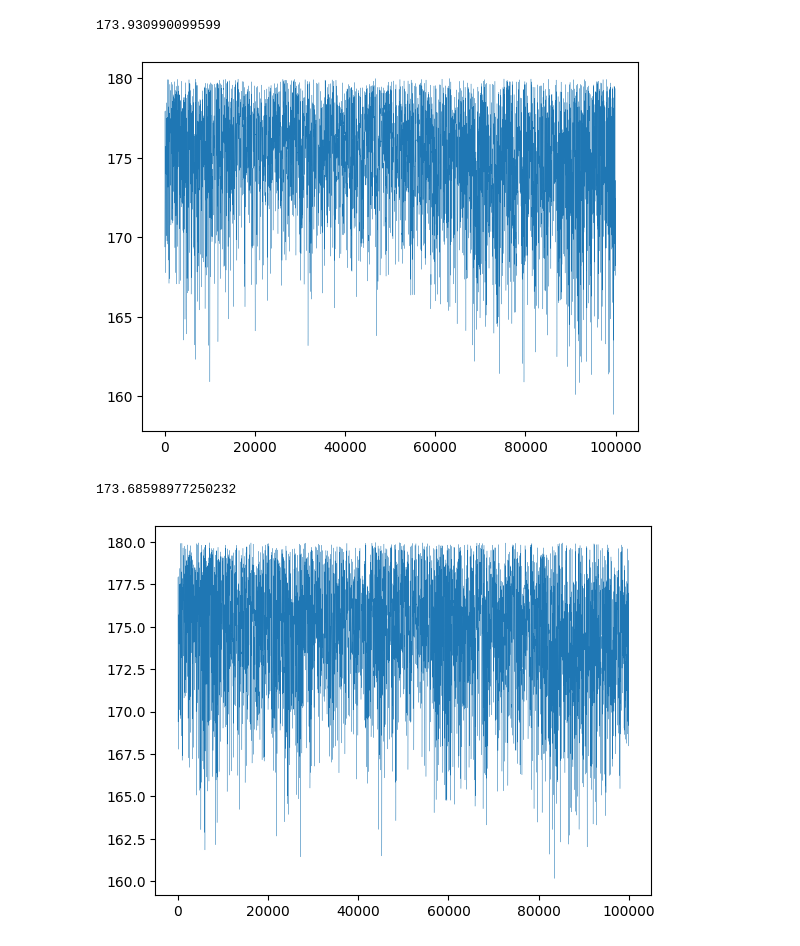
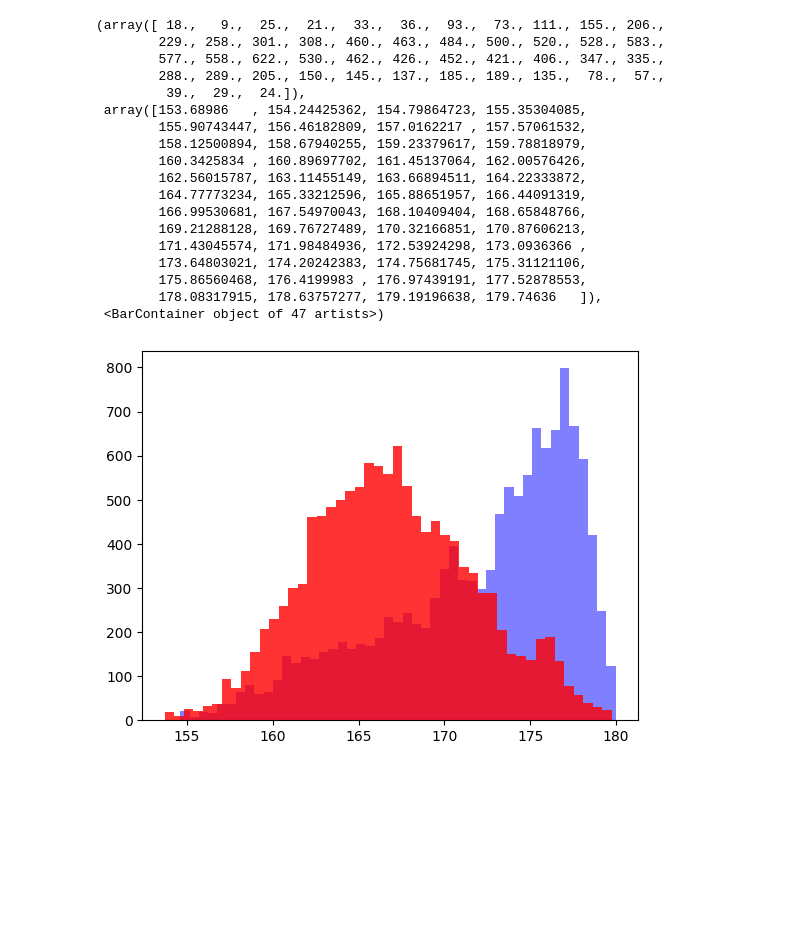
Before and after one commit to rkwok9158/coordinate_reader, a Jupyter notebook: new_reader.ipynb, the cells around one changed output. Saved outputs shown, nothing was run; the diff lists cells and outputs as text; code cells hidden in the pictures; blank space fills up the shorter version.

```diff
--- a/new_reader.ipynb
+++ b/new_reader.ipynb
@@ -134,16 +134,26 @@ np.average(colvar)
-# %%
-colvar = read_coordinate('../force_directions_test/along_distortion/3/traj/207.xyz', [8, 7, 16])
-
-plt.plot(range(len(colvar)), colvar, linewidth=0.2)
-np.average(colvar)
-# %% [output]
-173.930990099599
-[figure, removed]
-# %%
-colvar = read_coordinate('../force_directions_test/along_distortion/3/traj/190.xyz', [8, 7, 16])
-
-plt.plot(range(len(colvar)), colvar, linewidth=0.2)
-np.average(colvar)
-# %% [output]
-173.68598977250232
-[figure, removed]
+# %%
+midpt = int(np.round(len(colvar) / 2))
+
+fig, ax = plt.subplots()
+ax.hist(colvar[0:midpt], bins='rice', fc=(0, 0, 1, 0.5)) # First half shown in blue
+ax.hist(colvar[midpt:-1], bins='rice', fc=(1, 0, 0, 0.8)) # Second half shown in red
+# %% [output]
+(array([ 18.,   9.,  25.,  21.,  33.,  36.,  93.,  73., 111., 155., 206.,
+        229., 258., 301., 308., 460., 463., 484., 500., 520., 528., 583.,
+        577., 558., 622., 530., 462., 426., 452., 421., 406., 347., 335.,
+        288., 289., 205., 150., 145., 137., 185., 189., 135.,  78.,  57.,
+         39.,  29.,  24.]),
+ array([153.68986   , 154.24425362, 154.79864723, 155.35304085,
+        155.90743447, 156.46182809, 157.0162217 , 157.57061532,
+        158.12500894, 158.67940255, 159.23379617, 159.78818979,
+        160.3425834 , 160.89697702, 161.45137064, 162.00576426,
+        162.56015787, 163.11455149, 163.66894511, 164.22333872,
+        164.77773234, 165.33212596, 165.88651957, 166.44091319,
+        166.99530681, 167.54970043, 168.10409404, 168.65848766,
+        169.21288128, 169.76727489, 170.32166851, 170.87606213,
+        171.43045574, 171.98484936, 172.53924298, 173.0936366 ,
+        173.64803021, 174.20242383, 174.75681745, 175.31121106,
+        175.86560468, 176.4199983 , 176.97439191, 177.52878553,
+        178.08317915, 178.63757277, 179.19196638, 179.74636   ]),
+ <BarContainer object of 47 artists>)
+[figure, added]
```
Also changed, not shown: parts of 1 cell of this notebook.
